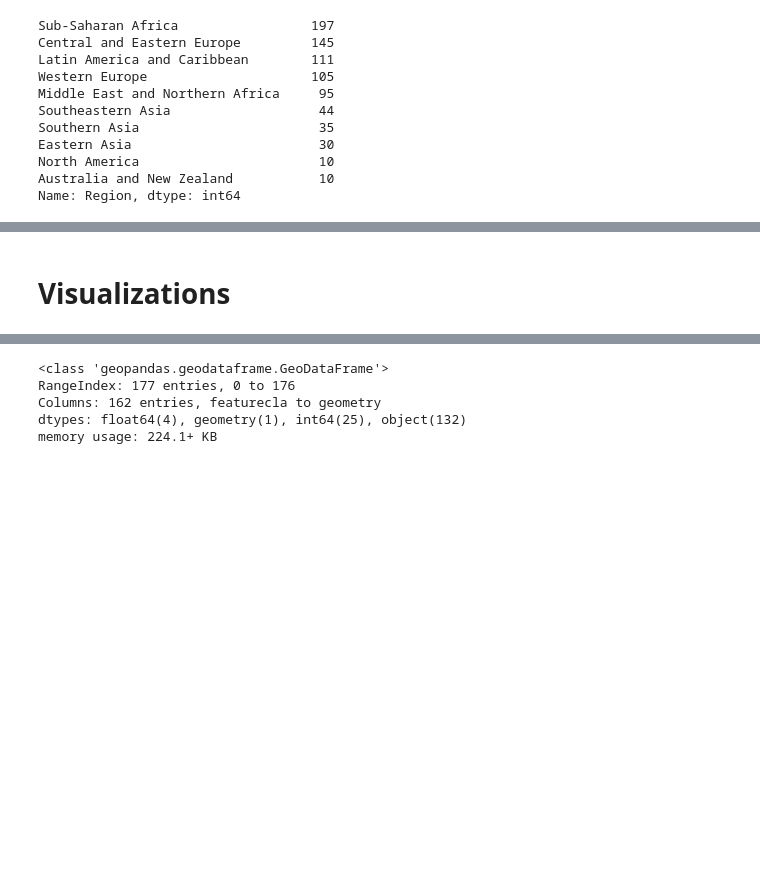
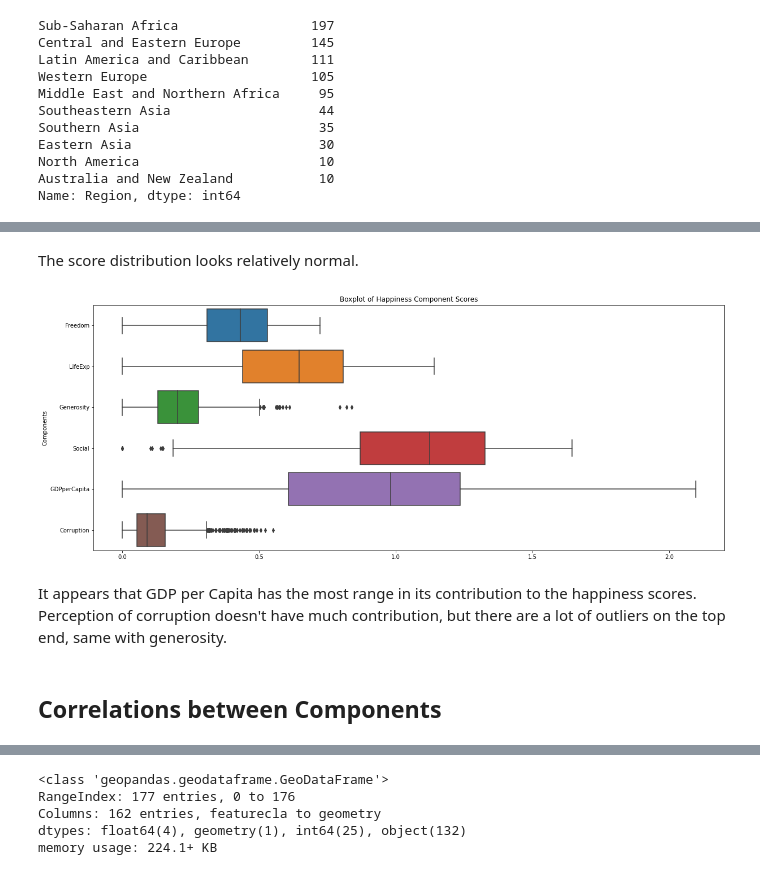
Before and after one commit to scho-git/springboard, a Jupyter notebook: mini_projects/storytelling/world_happiness.ipynb, the cells around one changed output, grey strips where cells are left out. Drawn from its saved outputs; the diff is of its cells as text; code cells hidden in the pictures; blank space fills up the shorter version.

```diff
--- a/mini_projects/storytelling/world_happiness.ipynb
+++ b/mini_projects/storytelling/world_happiness.ipynb
@@ -212,2 +204,18 @@ plt.show()
+# %% [markdown]
+The score distribution looks relatively normal.
+# %%
+components = df[['Freedom', 'LifeExp', 'Generosity', 'Social', 'GDPperCapita', 'Corruption']]
+
+#Plot the happiness score components
+plt.figure(figsize=(20,8))
+sns.boxplot(data=components, orient='h')
+
+plt.ylabel('Components')
+plt.title('Boxplot of Happiness Component Scores')
+plt.show()
+# %% [output]
+[figure, added]
+# %% [markdown]
+It appears that GDP per Capita has the most range in its contribution to the happiness scores. Perception of corruption doesn't have much contribution, but there are a lot of outliers on the top end, same with generosity.
 # %% [markdown]
-# Visualizations <a name='viz'></a>
+## Correlations between Components <a name='2.2'></a>
```
Also changed, not shown: parts of 33 cells of this notebook.
